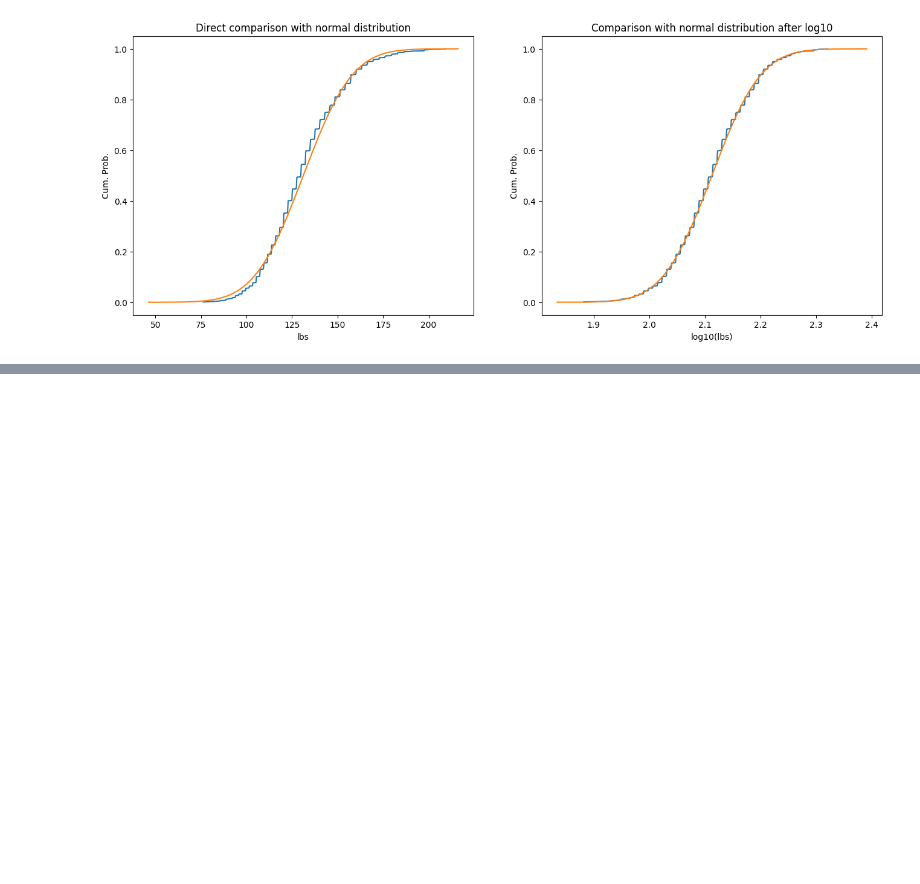
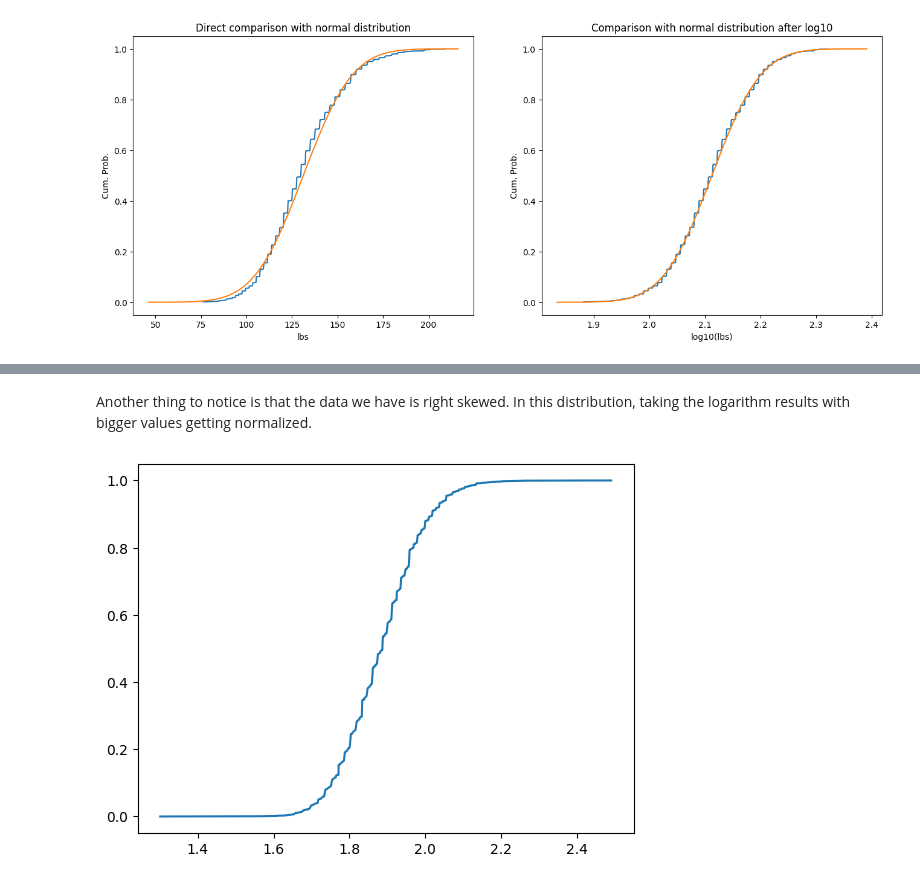
Before and after one commit to dybdeskarphet/statistics, a Jupyter notebook: notes/think_stats/05_modeling_distributions.ipynb, the cells around one changed output, grey strips where cells are left out. Saved outputs shown, nothing was run; the diff lists cells and outputs as text; code cells hidden in the pictures; blank space fills up the shorter version.

```diff
--- a/notes/think_stats/05_modeling_distributions.ipynb
+++ b/notes/think_stats/05_modeling_distributions.ipynb
@@ -949,0 +952,3 @@ plt.show()
+# %%
+brfss = pd.read_csv("./data/brfss.csv", compression="gzip")
+brfss
@@ -949,0 +1053,10 @@ plt.show()
+# %% [markdown]
+Another thing to notice is that the data we have is right skewed. In this distribution, taking the logarithm results with bigger values getting normalized.
+# %%
+log_adult_weights_cdf = log_adult_weights.value_counts(normalize=True).sort_index().cumsum()
+log_adult_weights_cdf
+fig, ax = plt.subplots()
+ax.plot(log_adult_weights_cdf.index, log_adult_weights_cdf)
+plt.show()
+# %% [output]
+[figure, added]
```
Also changed, not shown: parts of 18 cells of this notebook, 1 other file.
